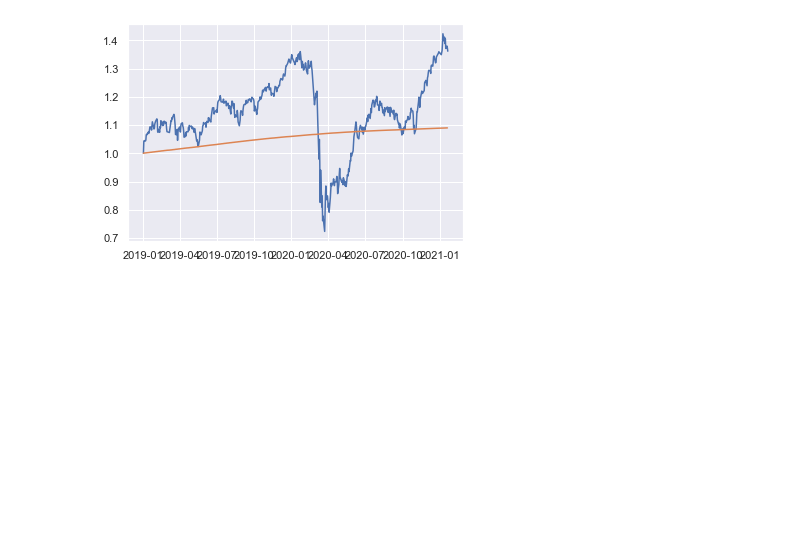
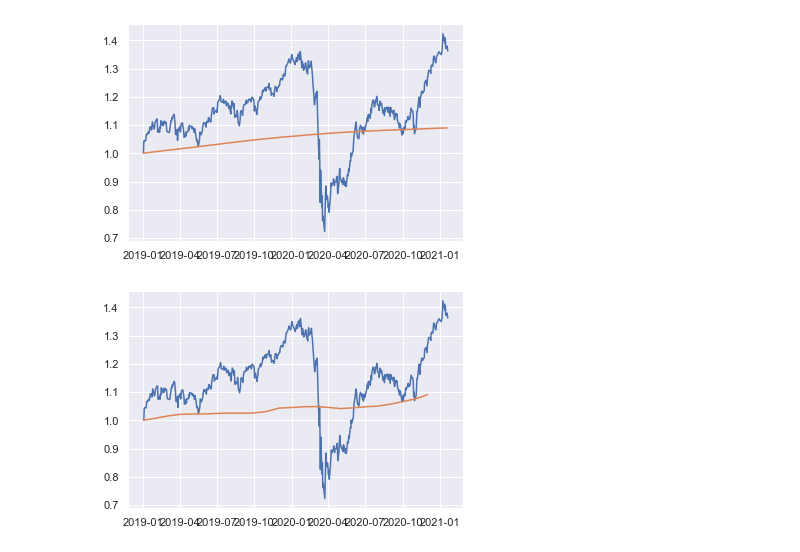
Before and after one commit to kioolz/Kioolz-World, a Jupyter notebook: IBOV.ipynb, the cells around one changed output. Cells and saved outputs as stored; diff of their text form; code cells hidden in the pictures; blank space fills up the shorter version.

```diff
--- a/IBOV.ipynb
+++ b/IBOV.ipynb
@@ -82,8 +105,8 @@ pnad
 | 2020-10-01 | 14.3 |
 104 rows × 1 columns
 # %%
-ibov = yf.download(tickers='^BVSP')[['Adj Close']]
-ibov_retorno = ibov.pct_change()
+ibovretorno = yf.download(tickers='^BVSP')[['Adj Close']]
+ibov_retorno = ibovretorno.pct_change()
 data_inicio = '2019-01-01'
 ibov_retorno_acumulado = (1 + ibov_retorno[ibov_retorno.index >= data_inicio]).cumprod()
 ibov_retorno_acumulado.iloc[0] = 1
@@ -109,6 +130,12 @@ ax.plot(ibov_retorno_acumulado)
 ax.plot(cdi_acumulado);
 # %% [output]
 [figure]
+# %%
+fig, ax = plt.subplots()
+ax.plot(ibov_retorno_acumulado)
+ax.plot(ipca_acumulado);
+# %% [output]
+[figure, added]
 # %%
 #2.1.2 - Podemos também usar a função lambda para plotar variações pontuais dentro do intervalo desejado
 pct_ibov = (ibov.Close/ibov.Open).apply(lambda x:x-1)*100
```
Also changed, not shown: parts of 10 cells of this notebook.
